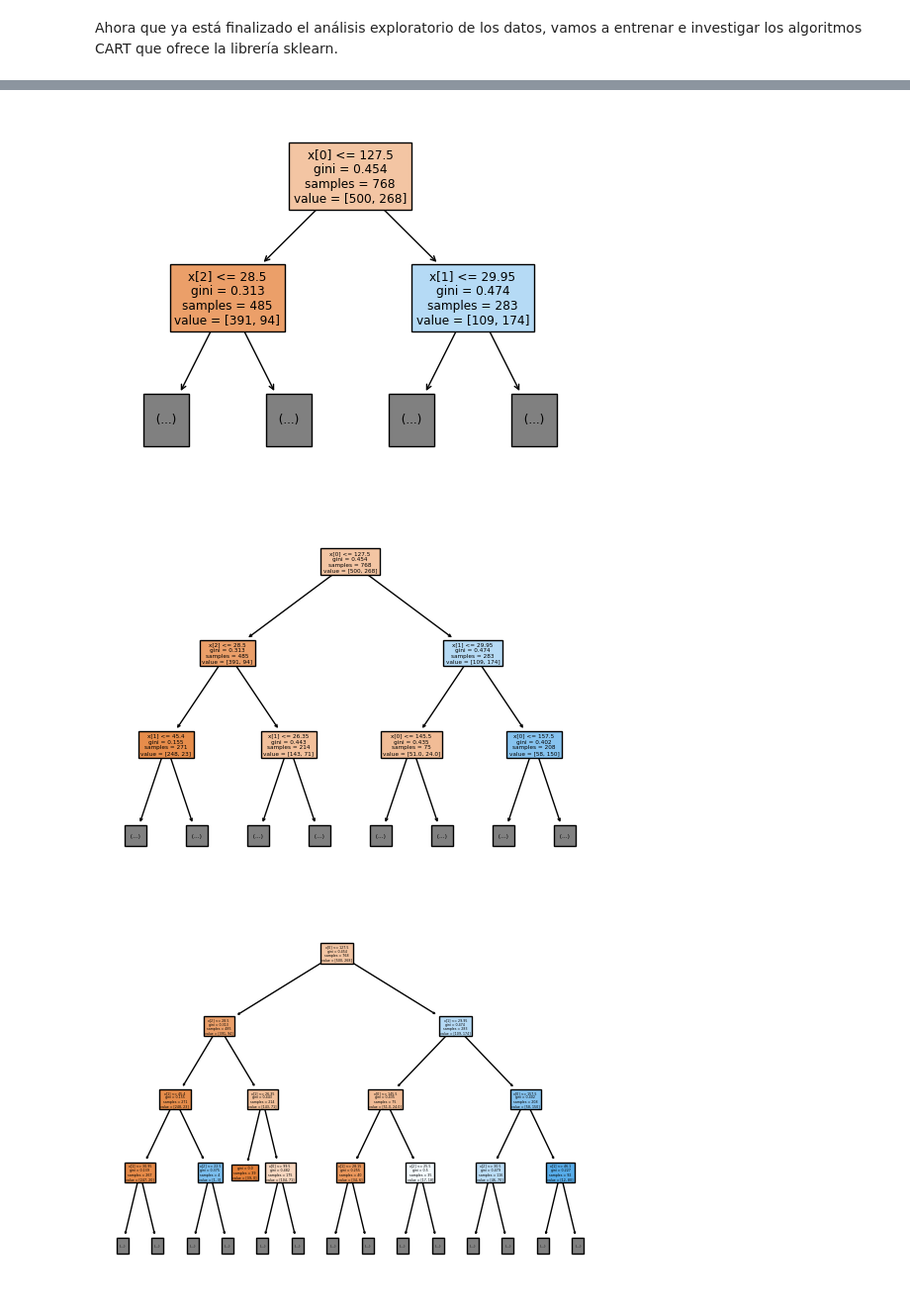
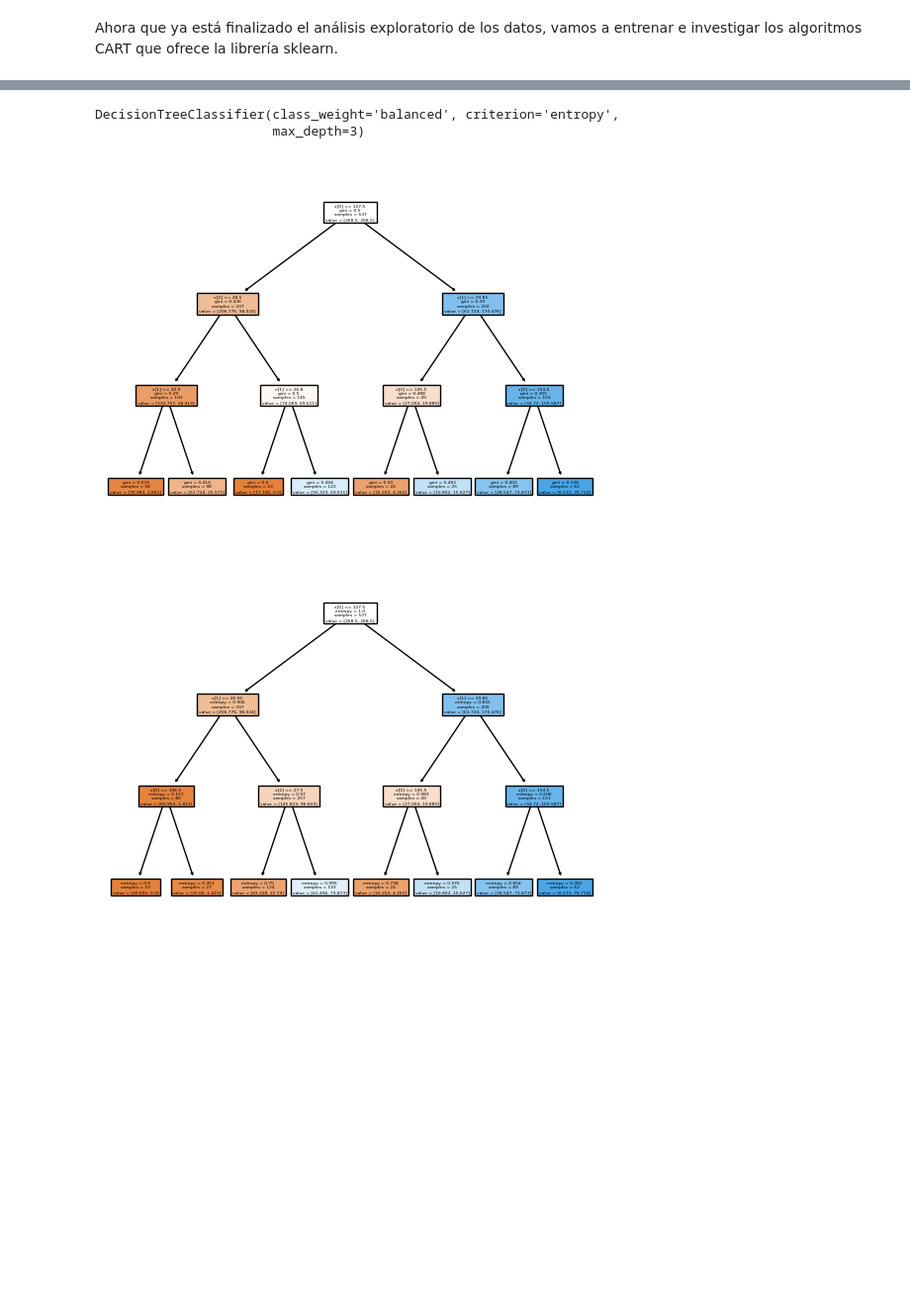
Before and after one commit to m0xn/tree-classifier, a Jupyter notebook: CARTAlgo.ipynb, the cells around one changed output, grey strips where cells are left out. Shown at 99% size. Cells and saved outputs as stored; diff of their text form; code cells hidden in the pictures; blank space fills up the shorter version.

```diff
--- a/CARTAlgo.ipynb
+++ b/CARTAlgo.ipynb
@@ -104,8 +114,17 @@ DecisionTreeClassifier()
-# %%
-for i in range(1, 4):
-    plot_tree(clsf, max_depth=i, filled=True)
-    show()
-# %% [output]
-[figure, removed]
-[figure, removed]
-[figure, removed]
+# %%
+gini_classifier = DecisionTreeClassifier(max_depth=3, class_weight='balanced')
+entropy_classifier = DecisionTreeClassifier(criterion='entropy', max_depth=3, class_weight='balanced')
+
+gini_classifier.fit(X_train, y_train)
+entropy_classifier.fit(X_train, y_train)
+# %% [output]
+DecisionTreeClassifier(class_weight='balanced', criterion='entropy',
+                       max_depth=3)
+# %%
+plot_tree(gini_classifier, filled=True)
+show()
+plot_tree(entropy_classifier, filled=True)
+show()
+# %% [output]
+[figure, added]
+[figure, added]
```
Also changed, not shown: parts of 13 cells of this notebook.
